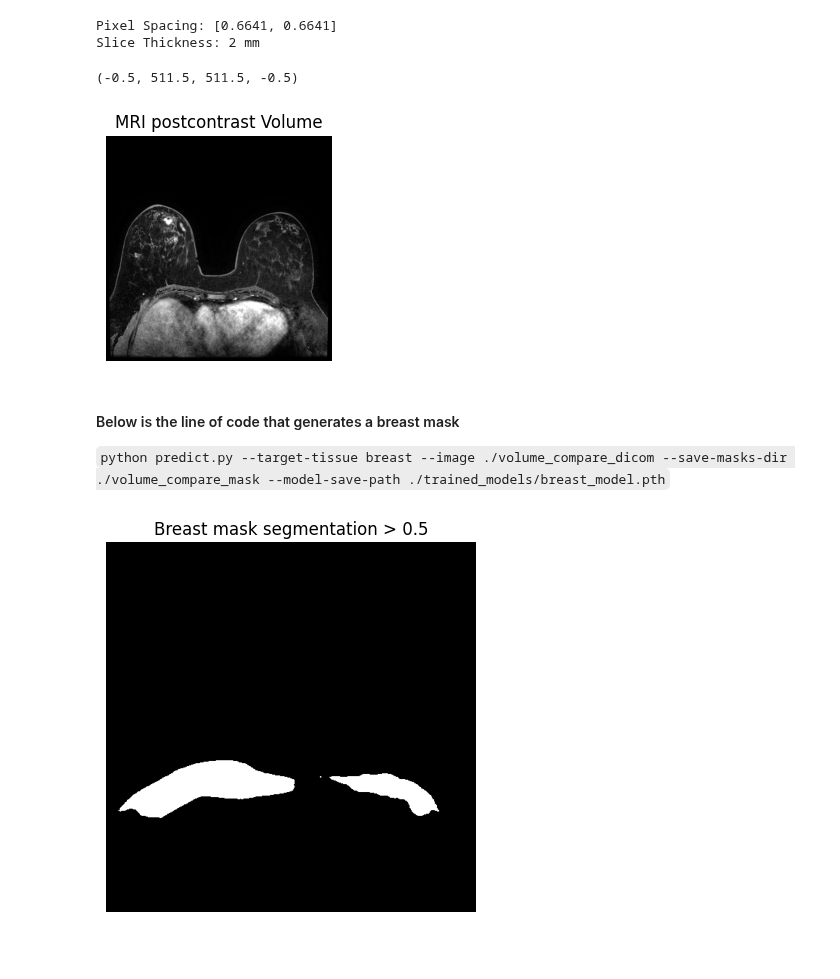
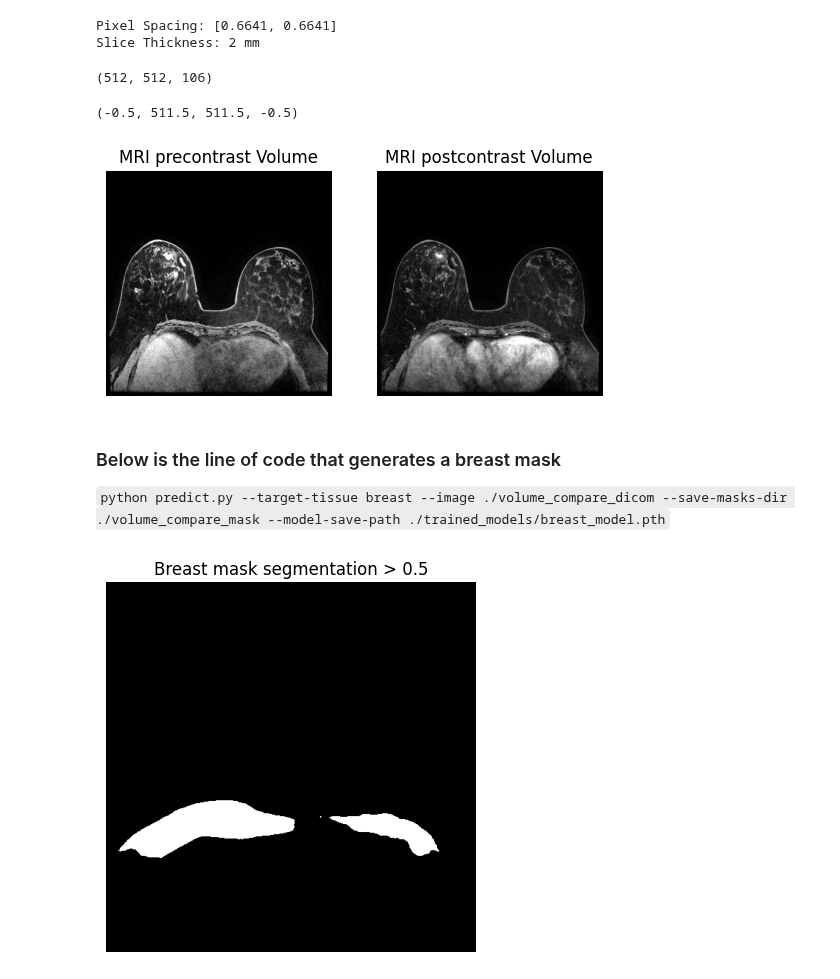
Before and after one commit to hsuryainfo/3D-Breast-FGT-and-Blood-Vessel-Segmentation, a Jupyter notebook: volume_compare.ipynb, the cells around one changed output. Drawn from its saved outputs; the diff is of its cells as text; code cells hidden in the pictures; blank space fills up the shorter version.

````diff
--- a/volume_compare.ipynb
+++ b/volume_compare.ipynb
@@ -50,36 +52,37 @@ Slice Thickness: 2 mm
 # %%
 #apply function from ispymri.py
 image_array_pre, dcm_data_pre = read_ispy_mri(file_pre)
 image_array_pre = zscore_image(normalize_image(image_array_pre))
 # # saving image - will be used as an input to prediction code
-np.save('./volume_compare_dicom/output.npy', image_array_pre)
+np.save('./volume_compare_inputpre/output.npy', image_array_pre)
 print(image_array_pre.shape)  #optional
 
 image_array_post, dcm_data_post = read_ispy_mri(file_post)
 image_array_post = zscore_image(normalize_image(image_array_post))
 np.save('./volume_compare_dicom/output.npy', image_array_post)
 
 #pre-process all dicom files in a loop
 #pre_process_dicom(file_post)
 
 #np.save('./volume_compare_dicom/output_100899.npy', image_array_post)
 
 #plotting both the images
 
-# plt.subplot(1,2,1)
-# plt.title('MRI precontrast Volume')
-# plt.imshow(image_array_pre[:,:,41], cmap = 'gray')
-# plt.axis('off')
+plt.subplot(1,2,1)
+plt.title('MRI precontrast Volume')
+plt.imshow(image_array_pre[:,:,41], cmap = 'gray')
+plt.axis('off')
 
 plt.subplot(1,2,2)
 plt.title('MRI postcontrast Volume')
 plt.imshow(image_array_post[:,:,42], cmap='gray')
 plt.axis('off')
 # %% [output]
-(-0.5, 511.5, 511.5, -0.5)
+(512, 512, 106)
+(-0.5, 511.5, 511.5, -0.5)
-[figure, old version]
+[figure, new version]
 # %% [markdown]
-#### Below is the line of code that generates a breast mask
+### Below is the line of code that generates a breast mask
 
 ```python predict.py --target-tissue breast --image ./volume_compare_dicom --save-masks-dir ./volume_compare_mask --model-save-path ./trained_models/breast_model.pth```
 # %%
````
Also changed, not shown: parts of 8 cells of this notebook, 10 other files.
